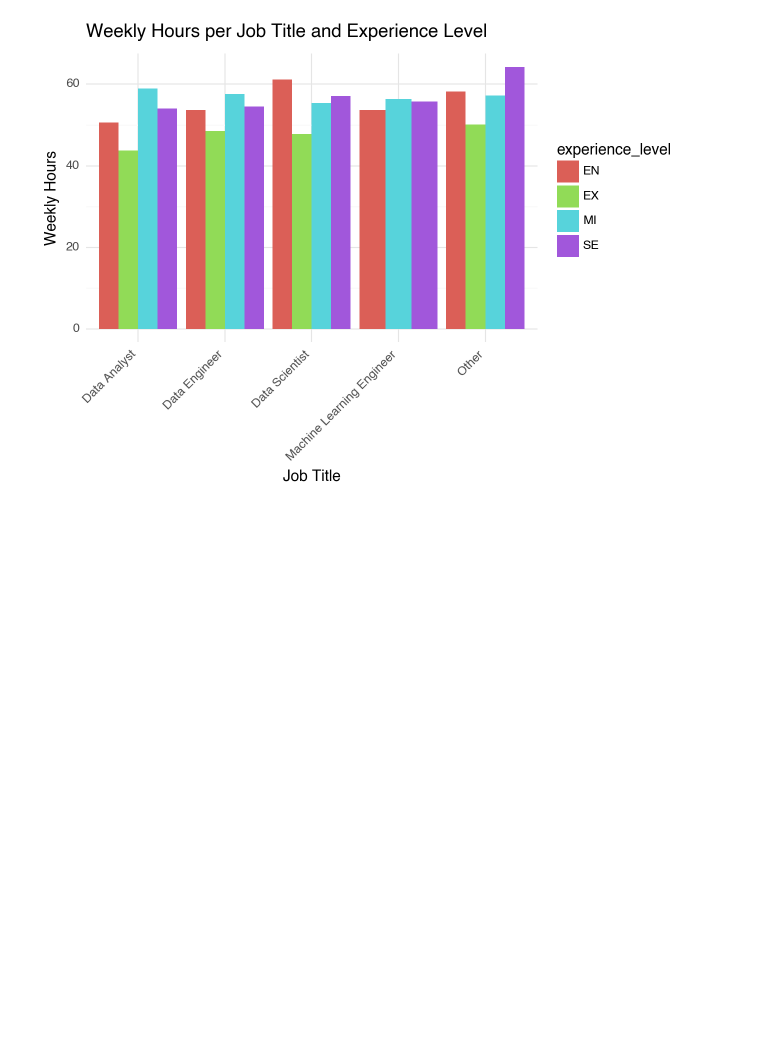
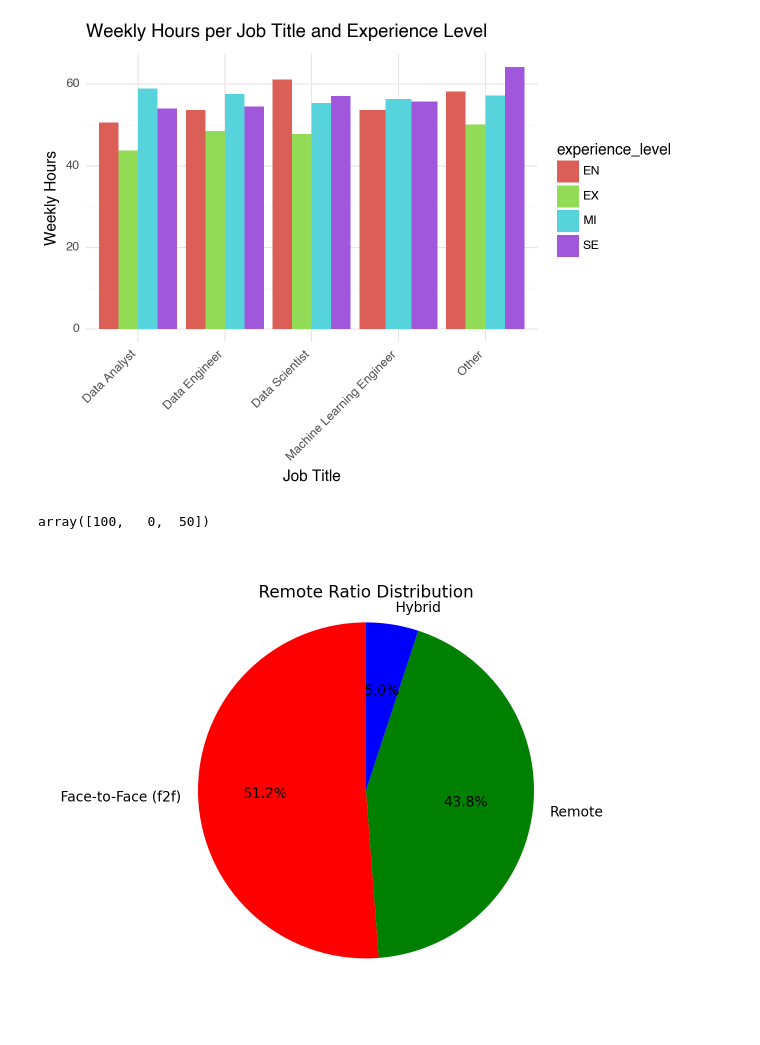
Before and after one commit to yassinex02/dataviz_part1, a Jupyter notebook: main.ipynb, the cells around one changed output. Cells and saved outputs as stored; diff of their text form; code cells hidden in the pictures; blank space fills up the shorter version.

```diff
--- a/main.ipynb
+++ b/main.ipynb
@@ -134,3 +122,6 @@ Index(['work_year', 'experience_level', 'employment_type', 'job_title',
+# %%
+# read csv
+df = pd.read_csv('df_salaries.csv')
 # %%
 df.head()
 # %% [output]
@@ -187,4 +178,27 @@ plot = (
 print(plot)
 # %% [output]
 [figure]
+# %%
+df.remote_ratio.unique()
+# %% [output]
+array([100,   0,  50])
+# %%
+import matplotlib.pyplot as plt
+
+
+
+df['remote_category'] = df['remote_ratio'].map({0: 'Face-to-Face (f2f)', 50: 'Hybrid', 100: 'Remote'})
+
+# Count occurrences of each category
+category_counts = df['remote_category'].value_counts()
+
+# Plotting using matplotlib
+plt.pie(category_counts, labels=category_counts.index, autopct='%1.1f%%', startangle=90, colors=['red', 'green', 'blue'])
+plt.title('Remote Ratio Distribution')
+plt.axis('equal')  # Equal aspect ratio ensures that pie is drawn as a circle.
+
+# Show the plot
+plt.show()
+# %% [output]
+[figure, added]
 # %%
```
Also changed, not shown: parts of 3 cells of this notebook, 1 other file.
